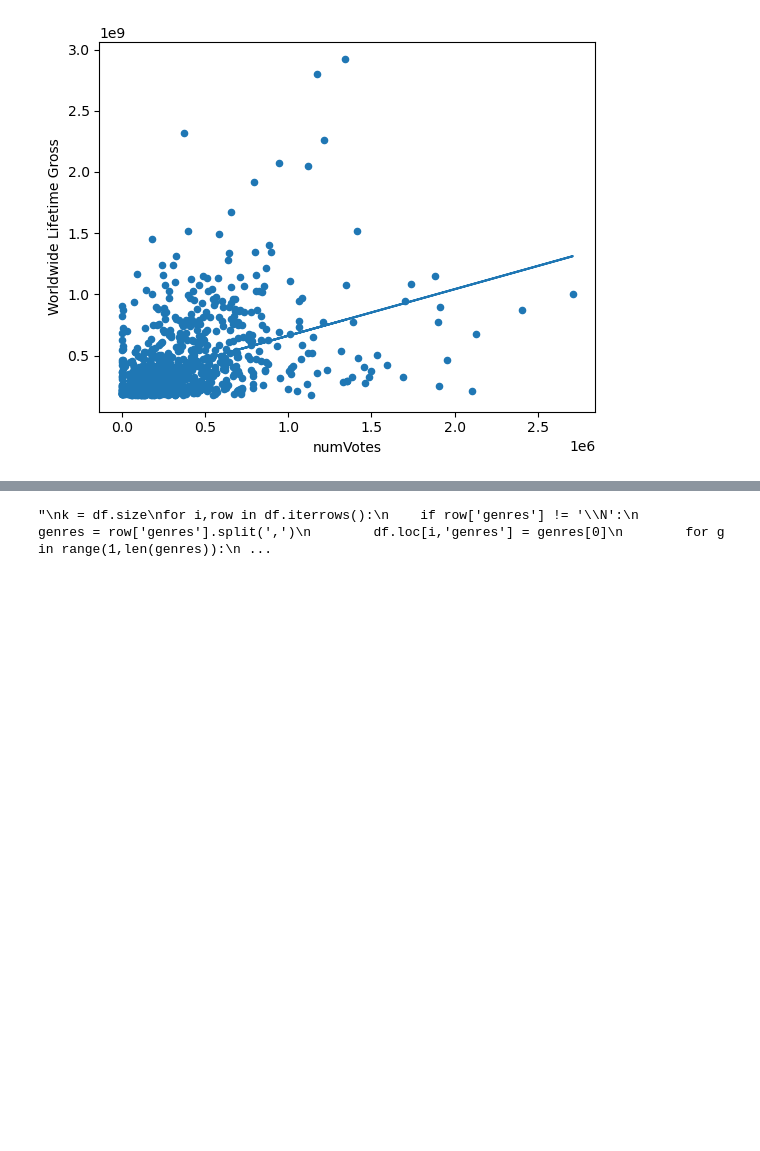
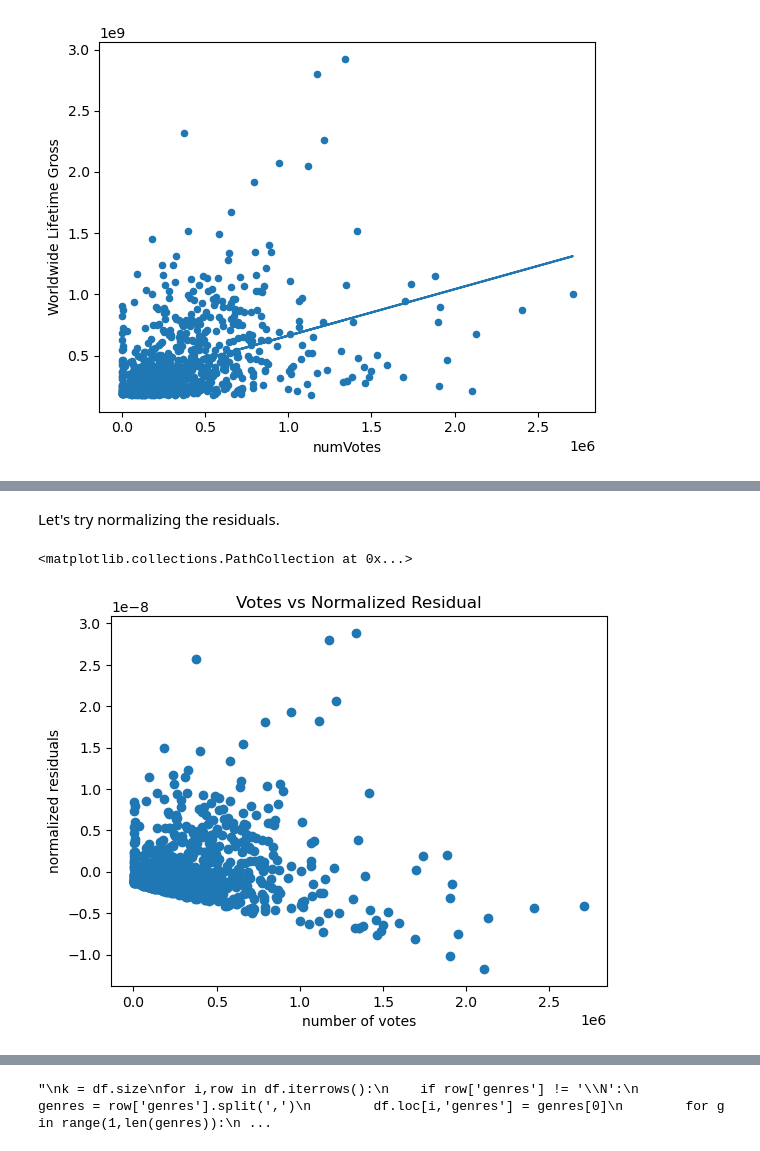
Before and after one commit to James-Trauger/James-Trauger.github.io, a Jupyter notebook: james.ipynb, the cells around one changed output, grey strips where cells are left out. Cells and saved outputs as stored; diff of their text form; code cells hidden in the pictures; blank space fills up the shorter version.

```diff
--- a/james.ipynb
+++ b/james.ipynb
@@ -338,0 +329,13 @@ plt.scatter(preds, boxdf['residuals'])
+# %% [markdown]
+Let's try normalizing the residuals.
+# %%
+#normalized residuals
+resid_mean = boxdf['residuals'].mean()
+resid_variance = boxdf['residuals'].var()
+plt.xlabel('number of votes')
+plt.ylabel('normalized residuals')
+plt.title('Votes vs Normalized Residual')
+plt.scatter(boxdf['numVotes'], (boxdf['residuals'] - resid_mean) / resid_variance)
+# %% [output]
+<matplotlib.collections.PathCollection at 0x...>
+[figure, added]
```
Also changed, not shown: parts of 14 cells of this notebook.
